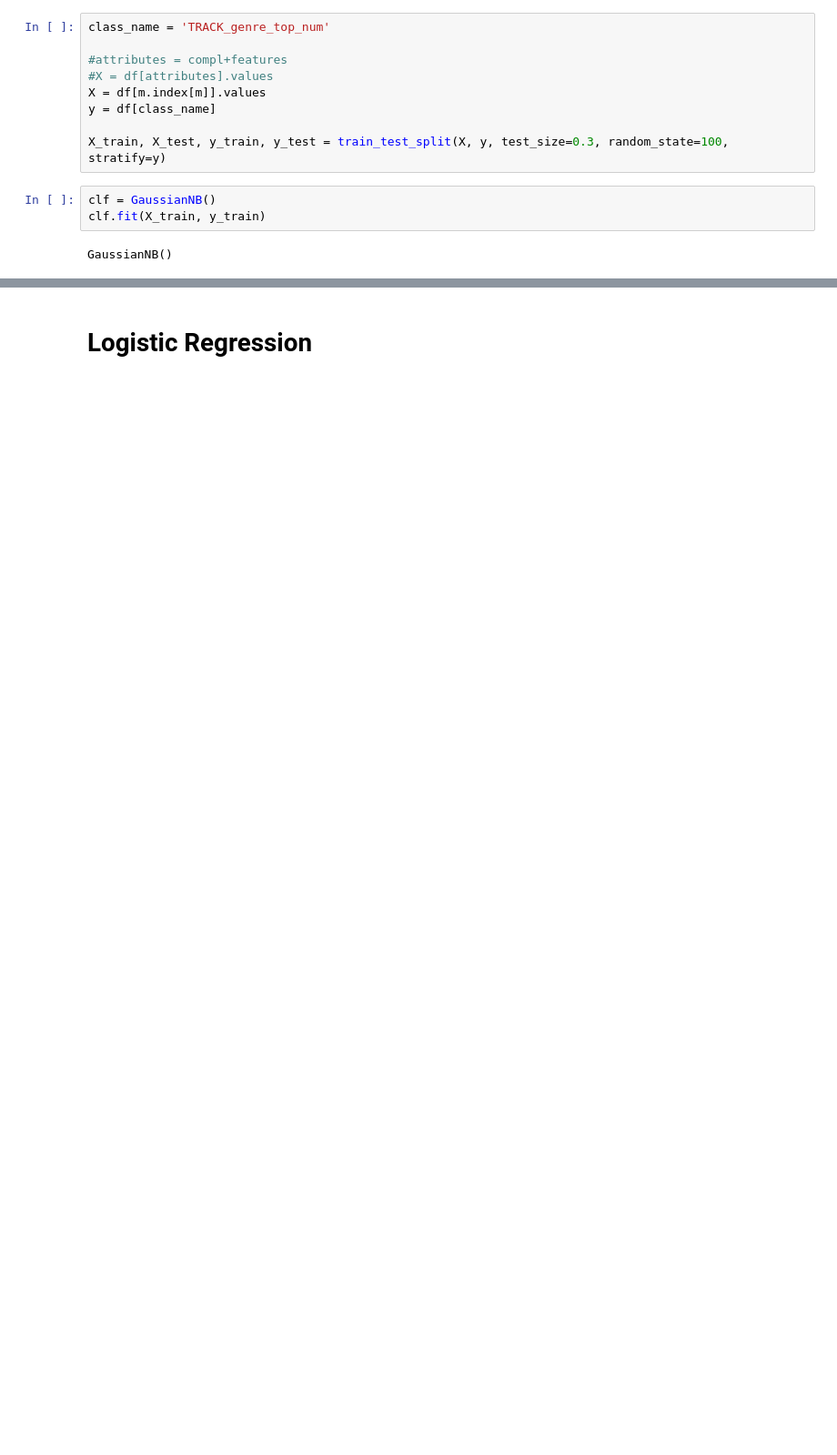
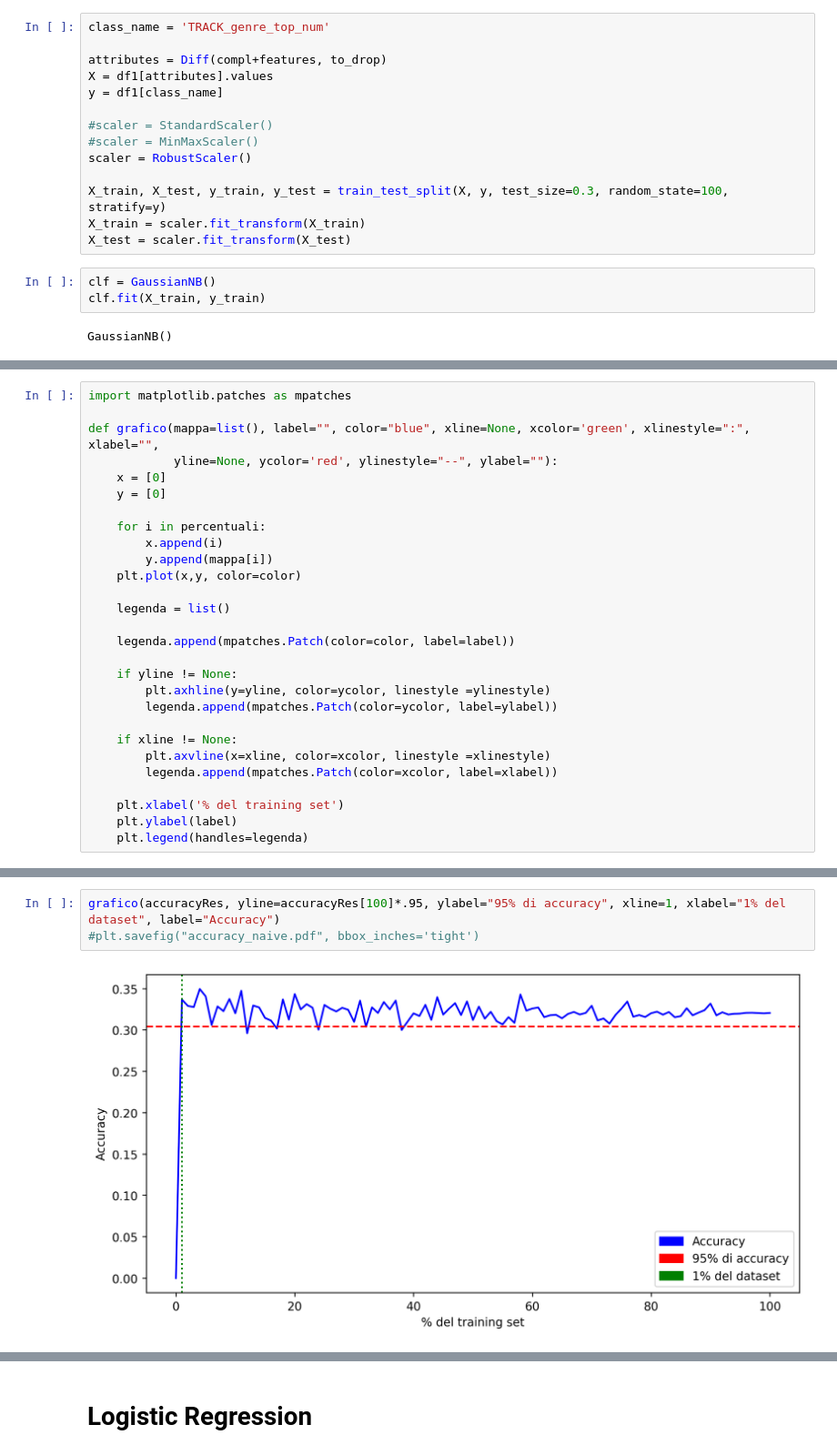
Before and after one commit to cri98li/Data-Mining-2-Project-ts-classification, a Jupyter notebook: Fase 2.1 (Classificazione).ipynb, the cells around one changed output, grey strips where cells are left out. Shown at 91% size. Drawn from its saved outputs; the diff is of its cells as text; blank space fills up the shorter version.

```diff
--- a/Fase 2.1 (Classificazione).ipynb
+++ b/Fase 2.1 (Classificazione).ipynb
@@ -290,12 +267,17 @@ df[m.index[m]]
 # %%
 class_name = 'TRACK_genre_top_num'
 
-#attributes = compl+features
-#X = df[attributes].values
-X = df[m.index[m]].values
-y = df[class_name]
+attributes = Diff(compl+features, to_drop)
+X = df1[attributes].values
+y = df1[class_name]
+
+#scaler = StandardScaler()
+#scaler = MinMaxScaler()
+scaler = RobustScaler()
 
 X_train, X_test, y_train, y_test = train_test_split(X, y, test_size=0.3, random_state=100, stratify=y)
+X_train = scaler.fit_transform(X_train)
+X_test = scaler.fit_transform(X_test)
 # %%
 clf = GaussianNB()
 clf.fit(X_train, y_train)
@@ -329,0 +311,28 @@ weighted avg       0.35      0.29      0.27     14783
+# %%
+import matplotlib.patches as mpatches
+
+def grafico(mappa=list(), label="", color="blue", xline=None, xcolor='green', xlinestyle=":", xlabel="",
+            yline=None, ycolor='red', ylinestyle="--", ylabel=""):
+    x = [0]
+    y = [0]
+
+    for i in percentuali:
+        x.append(i)
+        y.append(mappa[i])
+    plt.plot(x,y, color=color)
+
+    legenda = list()
+
+    legenda.append(mpatches.Patch(color=color, label=label))
+
+    if yline != None:
+        plt.axhline(y=yline, color=ycolor, linestyle =ylinestyle)
+        legenda.append(mpatches.Patch(color=ycolor, label=ylabel))
+
+    if xline != None:
+        plt.axvline(x=xline, color=xcolor, linestyle =xlinestyle)
+        legenda.append(mpatches.Patch(color=xcolor, label=xlabel))
+
+    plt.xlabel('% del training set')
+    plt.ylabel(label)
+    plt.legend(handles=legenda)
@@ -329,0 +460,5 @@ weighted avg       0.35      0.29      0.27     14783
+# %%
+grafico(accuracyRes, yline=accuracyRes[100]*.95, ylabel="95% di accuracy", xline=1, xlabel="1% del dataset", label="Accuracy")
+#plt.savefig("accuracy_naive.pdf", bbox_inches='tight')
+# %% [output]
+[figure, added]
```
Also changed, not shown: parts of 49 cells of this notebook, 2 other files.
